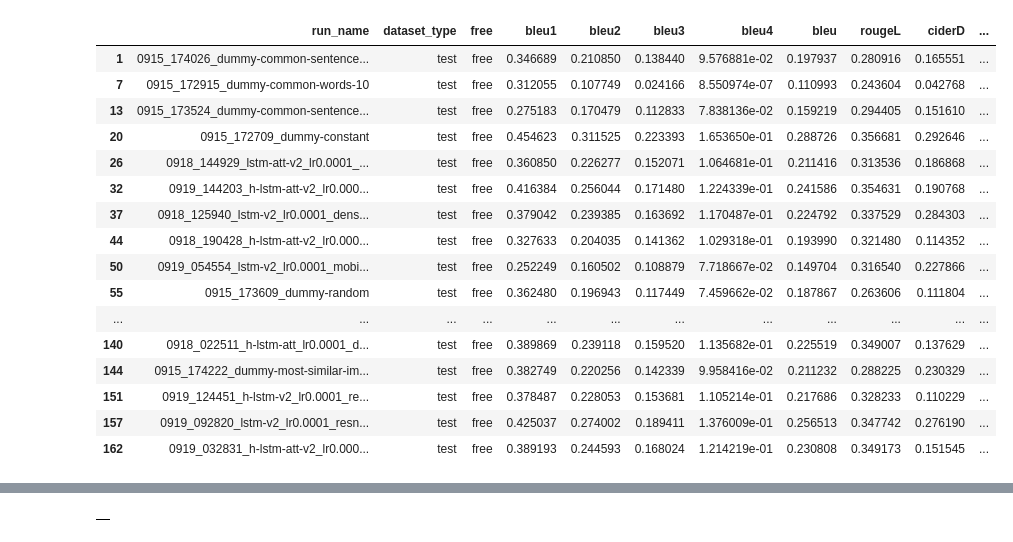
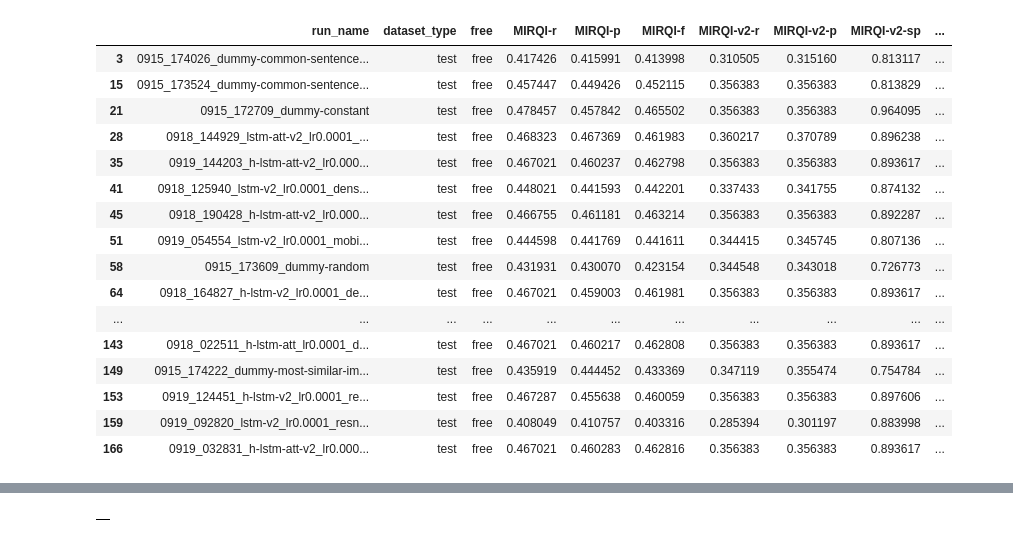
Before and after one commit to pdpino/medical-ai, a Jupyter notebook: medai/notebooks/results.ipynb, the cells around one changed output, grey strips where cells are left out. Saved outputs shown, nothing was run; the diff lists cells and outputs as text; code cells hidden in the pictures.

Commit message:
Update results notebook

```diff
--- a/medai/notebooks/results.ipynb
+++ b/medai/notebooks/results.ipynb
@@ -36,8 +51,10 @@ def load_results():
             if not os.path.isfile(filepath) or not filename.endswith('json'):
                 continue
 
-            metric_type = 'chexpert' if filename.startswith('chexpert') else 'base'
-            suffix = get_suffix(filename)
+            metric_type = next(
+                (met for met in METRIC_TYPES if met in filename),
+                'base', # Default if no specific metric_type is found
+            )
 
             with open(filepath, 'r') as f:
                 results_dict = json.load(f)
@@ -46,7 +63,8 @@ def load_results():
             results_df.reset_index(inplace=True)
             results_df.rename(columns={'index': 'dataset_type'}, inplace=True)
             results_df['run_name'] = run_name
-            results_df['free'] = suffix
+            if not classification:
+                results_df['free'] = get_suffix(filename)
 
             if metric_type not in results_by_metric_type:
                 results_by_metric_type[metric_type] = results_df
@@ -57,16 +75,18 @@ def load_results():
     df = None
     cols_in_order = list(KEY_COLS)
     for results in results_by_metric_type.values():
-        cols_in_order += [col for col in results.columns if col not in KEY_COLS]
+        cols_in_order += [col for col in results.columns if col not in cols_in_order]
 
         if df is None:
             df = results
         else:
-            df = df.merge(results, on=KEY_COLS)
+            df = df.merge(results, on=KEY_COLS, how='outer')
 
-    return df[cols_in_order]
+    return df[cols_in_order], results_by_metric_type
 # %%
-def filter_results(dataset_type=None, metrics=None, free=None, contains=None, drop=None):
+def filter_results(dataset_type=None, metrics=None,
+                   metrics_contain=None, free=None, contains=None,
+                   drop=None, drop_na_rows=False):
     df = RESULTS_DF
 
     if dataset_type:
@@ -91,8 +111,14 @@ def filter_results(dataset_type=None, metrics=None, free=None, contains=None, dr
     if drop:
         df = df.loc[~df['run_name'].str.contains(drop)]
 
-    if metrics:
+    if metrics_contain:
+        columns = KEY_COLS + [c for c in df.columns if metrics_contain in c]
+        df = df[columns]
+    elif metrics:
         columns = KEY_COLS + metrics
         df = df[columns]
 
+    if drop_na_rows:
+        df.dropna(axis=0, how='any', inplace=True)
+
     return df
@@ -99,4 +127,4 @@ def filter_results(dataset_type=None, metrics=None, free=None, contains=None, dr
 # %%
-RESULTS_DF = load_results()
+RESULTS_DF, debug = load_results()
 RESULTS_DF.head()
 # %% [output]
@@ -112,3 +140,4 @@ RESULTS_DF.head()
 # %%
 NLP_METRICS = ['bleu1', 'bleu2', 'bleu3', 'bleu4', 'bleu', 'rougeL', 'ciderD']
-CHEXPERT_METRICS = ['acc', 'roc_auc',] #  'recall', 'prec', 'f1', 'roc_auc']
+CHEXPERT_METRICS = ['acc', 'roc_auc'] #  'recall', 'prec', 'f1', 'roc_auc']
+MIRQI_METRICS = [c for c in RESULTS_DF.columns if 'MIRQI' in c]
@@ -115,25 +161,25 @@ CHEXPERT_METRICS = ['acc', 'roc_auc',] #  'recall', 'prec', 'f1', 'roc_auc']
 # %%
-filter_results(dataset_type=['test-normal', 'test', 'test-abnormal'],
-               metrics=NLP_METRICS + CHEXPERT_METRICS,
-               free=True)
+filter_results(dataset_type='test',
+               metrics=MIRQI_METRICS,
+               free=True, drop_na_rows=True)
 # %% [output]
-|  | run_name | dataset_type | free | bleu1 | bleu2 | bleu3 | bleu4 | bleu | rougeL | ciderD | ... |
-| 1 | 0915_174026_dummy-common-sentence... | test | free | 0.346689 | 0.210850 | 0.138440 | 9.576881e-02 | 0.197937 | 0.280916 | 0.165551 | ... |
-| 7 | 0915_172915_dummy-common-words-10 | test | free | 0.312055 | 0.107749 | 0.024166 | 8.550974e-07 | 0.110993 | 0.243604 | 0.042768 | ... |
-| 13 | 0915_173524_dummy-common-sentence... | test | free | 0.275183 | 0.170479 | 0.112833 | 7.838136e-02 | 0.159219 | 0.294405 | 0.151610 | ... |
-| 20 | 0915_172709_dummy-constant | test | free | 0.454623 | 0.311525 | 0.223393 | 1.653650e-01 | 0.288726 | 0.356681 | 0.292646 | ... |
-| 26 | 0918_144929_lstm-att-v2_lr0.0001_... | test | free | 0.360850 | 0.226277 | 0.152071 | 1.064681e-01 | 0.211416 | 0.313536 | 0.186868 | ... |
-| 32 | 0919_144203_h-lstm-att-v2_lr0.000... | test | free | 0.416384 | 0.256044 | 0.171480 | 1.224339e-01 | 0.241586 | 0.354631 | 0.190768 | ... |
-| 37 | 0918_125940_lstm-v2_lr0.0001_dens... | test | free | 0.379042 | 0.239385 | 0.163692 | 1.170487e-01 | 0.224792 | 0.337529 | 0.284303 | ... |
-| 44 | 0918_190428_h-lstm-att-v2_lr0.000... | test | free | 0.327633 | 0.204035 | 0.141362 | 1.029318e-01 | 0.193990 | 0.321480 | 0.114352 | ... |
-| 50 | 0919_054554_lstm-v2_lr0.0001_mobi... | test | free | 0.252249 | 0.160502 | 0.108879 | 7.718667e-02 | 0.149704 | 0.316540 | 0.227866 | ... |
-| 55 | 0915_173609_dummy-random | test | free | 0.362480 | 0.196943 | 0.117449 | 7.459662e-02 | 0.187867 | 0.263606 | 0.111804 | ... |
-| ... | ... | ... | ... | ... | ... | ... | ... | ... | ... | ... | ... |
-| 140 | 0918_022511_h-lstm-att_lr0.0001_d... | test | free | 0.389869 | 0.239118 | 0.159520 | 1.135682e-01 | 0.225519 | 0.349007 | 0.137629 | ... |
-| 144 | 0915_174222_dummy-most-similar-im... | test | free | 0.382749 | 0.220256 | 0.142339 | 9.958416e-02 | 0.211232 | 0.288225 | 0.230329 | ... |
-| 151 | 0919_124451_h-lstm-v2_lr0.0001_re... | test | free | 0.378487 | 0.228053 | 0.153681 | 1.105214e-01 | 0.217686 | 0.328233 | 0.110229 | ... |
-| 157 | 0919_092820_lstm-v2_lr0.0001_resn... | test | free | 0.425037 | 0.274002 | 0.189411 | 1.376009e-01 | 0.256513 | 0.347742 | 0.276190 | ... |
-| 162 | 0919_032831_h-lstm-att-v2_lr0.000... | test | free | 0.389193 | 0.244593 | 0.168024 | 1.214219e-01 | 0.230808 | 0.349173 | 0.151545 | ... |
+|  | run_name | dataset_type | free | MIRQI-r | MIRQI-p | MIRQI-f | MIRQI-v2-r | MIRQI-v2-p | MIRQI-v2-sp | ... |
+| 3 | 0915_174026_dummy-common-sentence... | test | free | 0.417426 | 0.415991 | 0.413998 | 0.310505 | 0.315160 | 0.813117 | ... |
+| 15 | 0915_173524_dummy-common-sentence... | test | free | 0.457447 | 0.449426 | 0.452115 | 0.356383 | 0.356383 | 0.813829 | ... |
+| 21 | 0915_172709_dummy-constant | test | free | 0.478457 | 0.457842 | 0.465502 | 0.356383 | 0.356383 | 0.964095 | ... |
+| 28 | 0918_144929_lstm-att-v2_lr0.0001_... | test | free | 0.468323 | 0.467369 | 0.461983 | 0.360217 | 0.370789 | 0.896238 | ... |
+| 35 | 0919_144203_h-lstm-att-v2_lr0.000... | test | free | 0.467021 | 0.460237 | 0.462798 | 0.356383 | 0.356383 | 0.893617 | ... |
+| 41 | 0918_125940_lstm-v2_lr0.0001_dens... | test | free | 0.448021 | 0.441593 | 0.442201 | 0.337433 | 0.341755 | 0.874132 | ... |
+| 45 | 0918_190428_h-lstm-att-v2_lr0.000... | test | free | 0.466755 | 0.461181 | 0.463214 | 0.356383 | 0.356383 | 0.892287 | ... |
+| 51 | 0919_054554_lstm-v2_lr0.0001_mobi... | test | free | 0.444598 | 0.441769 | 0.441611 | 0.344415 | 0.345745 | 0.807136 | ... |
+| 58 | 0915_173609_dummy-random | test | free | 0.431931 | 0.430070 | 0.423154 | 0.344548 | 0.343018 | 0.726773 | ... |
+| 64 | 0918_164827_h-lstm-v2_lr0.0001_de... | test | free | 0.467021 | 0.459003 | 0.461981 | 0.356383 | 0.356383 | 0.893617 | ... |
+| ... | ... | ... | ... | ... | ... | ... | ... | ... | ... | ... |
+| 143 | 0918_022511_h-lstm-att_lr0.0001_d... | test | free | 0.467021 | 0.460217 | 0.462808 | 0.356383 | 0.356383 | 0.893617 | ... |
+| 149 | 0915_174222_dummy-most-similar-im... | test | free | 0.435919 | 0.444452 | 0.433369 | 0.347119 | 0.355474 | 0.754784 | ... |
+| 153 | 0919_124451_h-lstm-v2_lr0.0001_re... | test | free | 0.467287 | 0.455638 | 0.460059 | 0.356383 | 0.356383 | 0.897606 | ... |
+| 159 | 0919_092820_lstm-v2_lr0.0001_resn... | test | free | 0.408049 | 0.410757 | 0.403316 | 0.285394 | 0.301197 | 0.883998 | ... |
+| 166 | 0919_032831_h-lstm-att-v2_lr0.000... | test | free | 0.467021 | 0.460283 | 0.462816 | 0.356383 | 0.356383 | 0.893617 | ... |
 # %%
 metrics = [
     col
```
Also changed, not shown: parts of 24 cells of this notebook.
